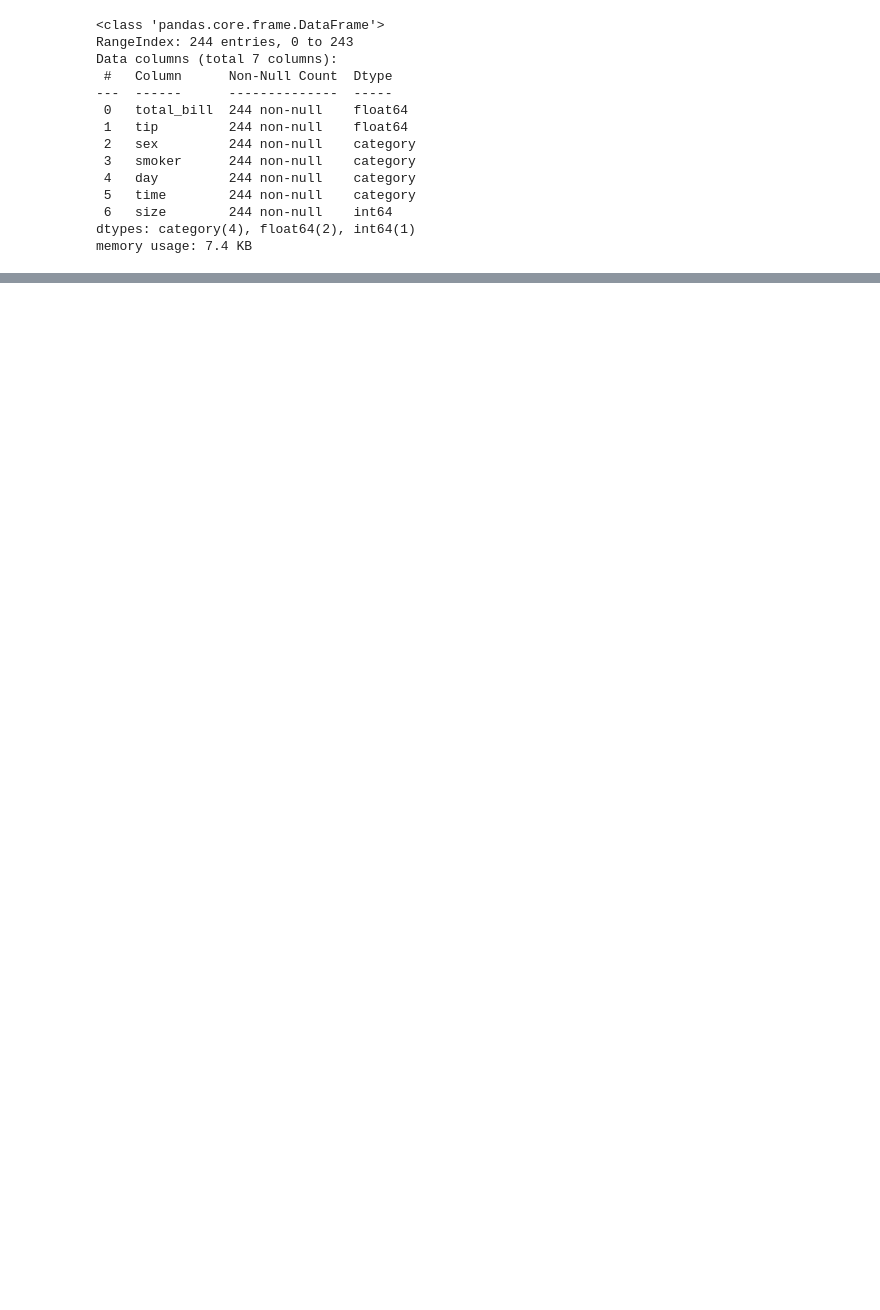
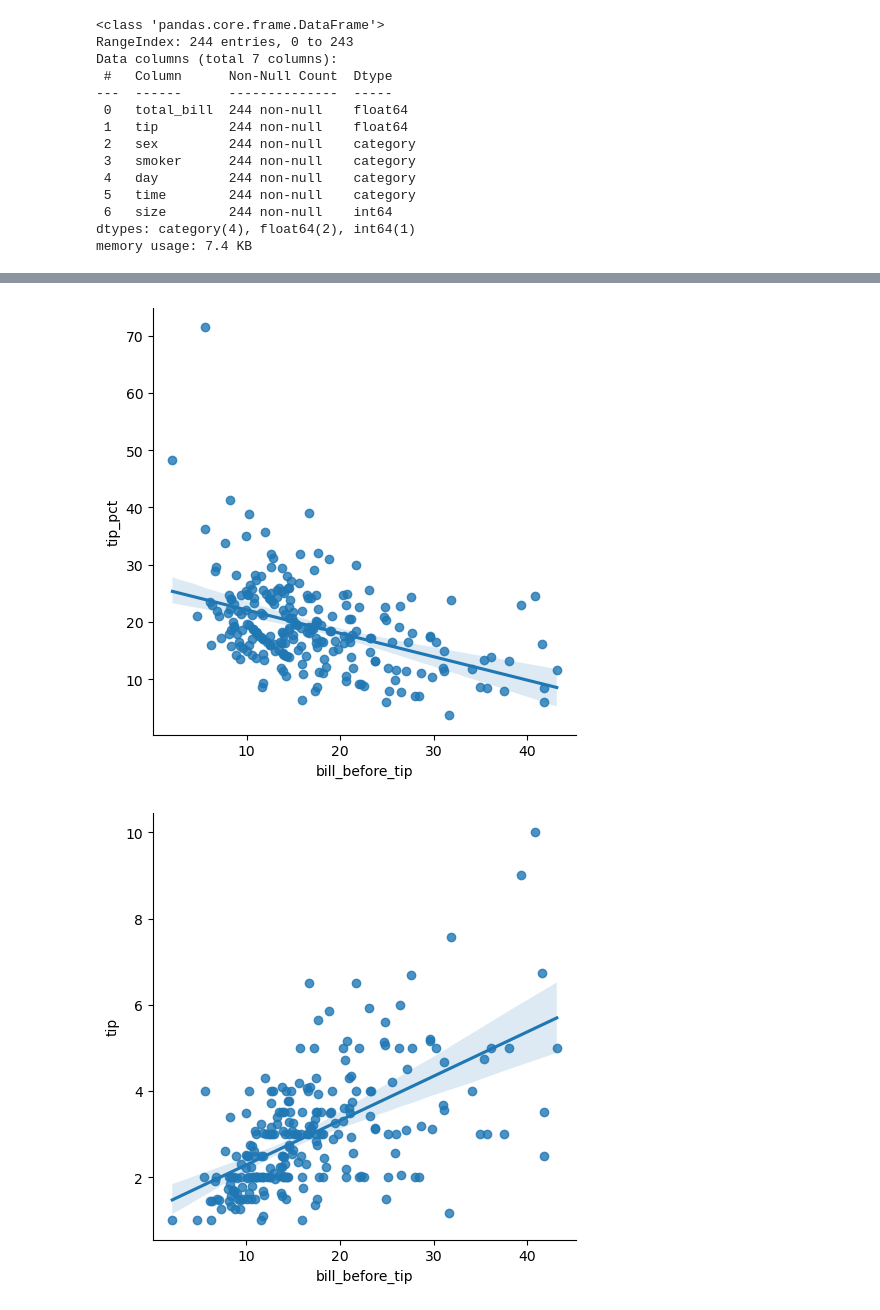
Before and after one commit to Patryk-Stefanski/ExploratoryDataAnalysis1, a Jupyter notebook: Tips_1.ipynb, the cells around one changed output, grey strips where cells are left out. Cells and saved outputs as stored; diff of their text form; code cells hidden in the pictures; blank space fills up the shorter version.

```diff
--- a/Tips_1.ipynb
+++ b/Tips_1.ipynb
@@ -38,0 +229,14 @@ profile
+# %%
+## Further look into tip - bill_before_tip and tip_pct - bill_before_tip
+
+## Using tips no outlier to get a better look at plots
+sns.lmplot(x="bill_before_tip", y="tip_pct", data=tips_no_outlier);
+sns.lmplot(x="bill_before_tip", y="tip", data=tips_no_outlier);
+
+
+## Removing the outlier allowed us to have a better look at the relations between bill_before_tip - tip & tip_pct
+##  from the first lmplot we can see that although it is a  weak  negative relation (almost horizontal regression line) one could come make the assumption that lower bills tend to come with a better tipping percentage
+## however there is a stronger  positive relation (regression line with a bigger angle to the x axis) between the tip and total bill as we can be more confident in saying that higher bills come with higher tips
+# %% [output]
+[figure, added]
+[figure, added]
```
Also changed, not shown: parts of 8 cells of this notebook, 1 other file.
